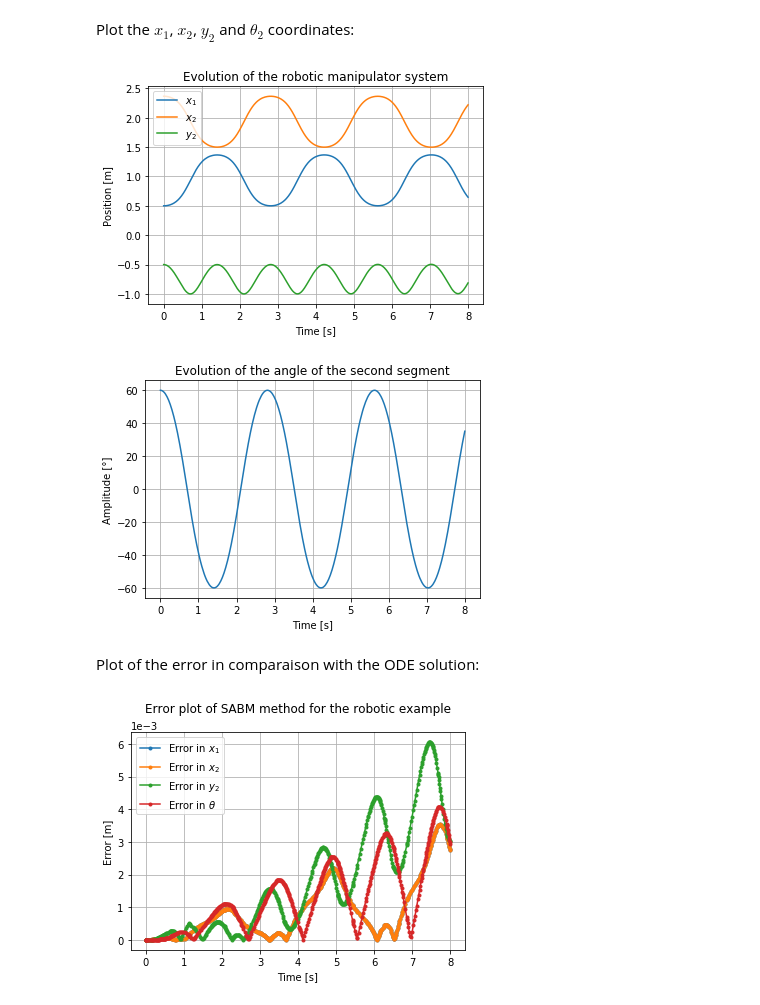
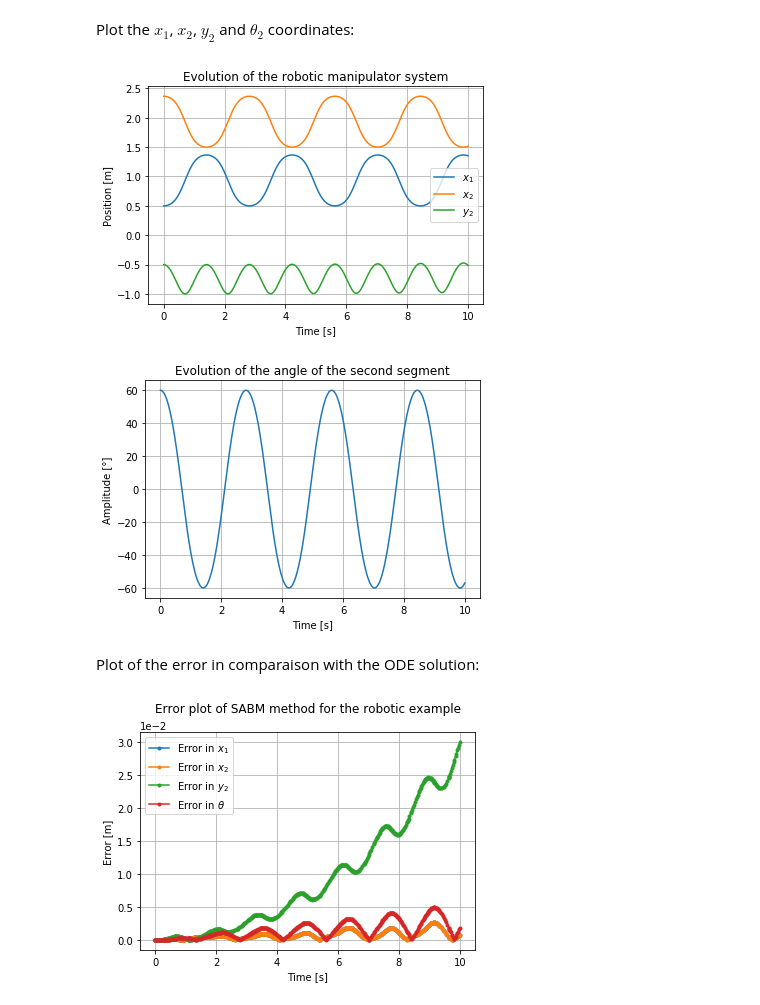
Before and after one commit to ocheffert/Notebooks---Master-thesis, a Jupyter notebook: robot.ipynb, the cells around one changed output. Saved outputs shown, nothing was run; the diff lists cells and outputs as text; code cells hidden in the pictures.

```diff
--- a/robot.ipynb
+++ b/robot.ipynb
@@ -109,14 +109,14 @@ Declare the constants of the robot manipulator problem:
 m1 = 1
 m2 = 1
 g = 9.81
-F = lambda t : 0 # if t < 2 else 0 # force and torque applied can depend on time
+F = lambda t : 0 # force and torque applied can depend on time
 T = lambda t : 0
 I1 = 1
 I2 = 1
 a = 1
 b = 1
 
-tspan = [0, 8]
+tspan = [0, 10]
 # %% [markdown]
 Find the initial condition :
 # %%
@@ -218,7 +218,8 @@ kwargsRosenbrock = {
     'mass': M,
     'method': Rosenbrock,
     'rtol': 1e-3,
-    'atol': 1e-3
+    'atol': 1e-3,
+    'first_step': 1e-8,
 }
 
 kwargsSABM = {
@@ -231,7 +232,7 @@ kwargsSABM = {
     'order': 2,
     'atol': 1e-3,
     'rtol': 1e-3,
-    'mode': 'Explicit'
+    'mode': 'Implicit'
 }
 # %% [markdown]
 Solve the DAEs:
@@ -291,16 +292,16 @@ Plot the $x_1$, $x_2$, $y_2$ and $\theta_2$ coordinates:
 # %%
 plt.figure()
 plt.plot(t, x1, label="$x_1$")
 plt.plot(t, x2, label="$x_2$")
 plt.plot(t, y2, label="$y_2$")
 plt.xlabel("Time [s]")
 plt.ylabel("Position [m]")
 plt.title("Evolution of the robotic manipulator system")
 plt.grid()
-plt.legend(loc="upper left")
+plt.legend()
 plt.show()
 # %% [output]
-[figure, old version]
+[figure, new version]
 # %%
 plt.figure()
 plt.plot(t, theta*360/(2*np.pi), label=r"$\theta_2$")
@@ -310,7 +311,7 @@ plt.title("Evolution of the angle of the second segment")
 plt.grid()
 plt.show()
 # %% [output]
-[figure, old version]
+[figure, new version]
 # %% [markdown]
 Plot of the error in comparaison with the ODE solution:
 # %%
@@ -326,8 +327,8 @@ plt.xlabel('Time [s]')
 plt.ylabel('Error [m]')
 plt.grid()
 plt.legend()
-plt.ticklabel_format(axis="y", style="sci", scilimits=(0,0))
-#plt.savefig("robot_"+kwargs["method"].__name__+".png",dpi=250, bbox_inches="tight")
+plt.ticklabel_format(axis='y',style='sci',scilimits=(0,0))
+plt.savefig("robot_"+kwargs["method"].__name__+".png", dpi=250, bbox_inches="tight")
 plt.show()
 # %% [output]
-[figure, old version]
+[figure, new version]
```
Also changed, not shown: parts of 1 cell of this notebook, 37 other files.
